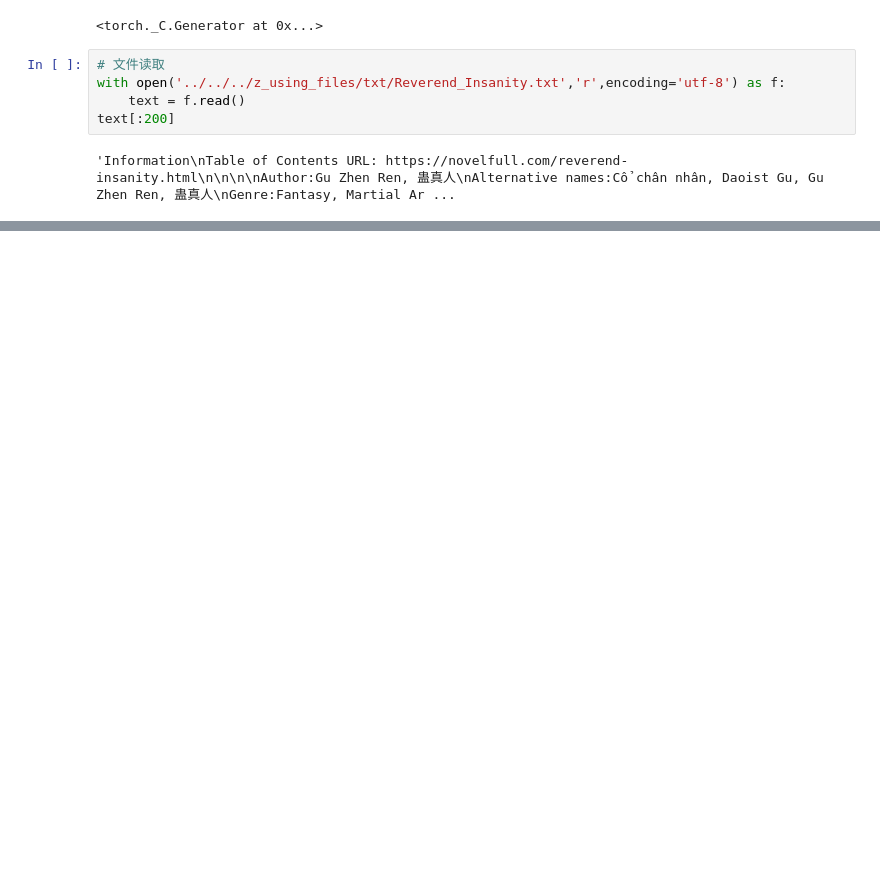
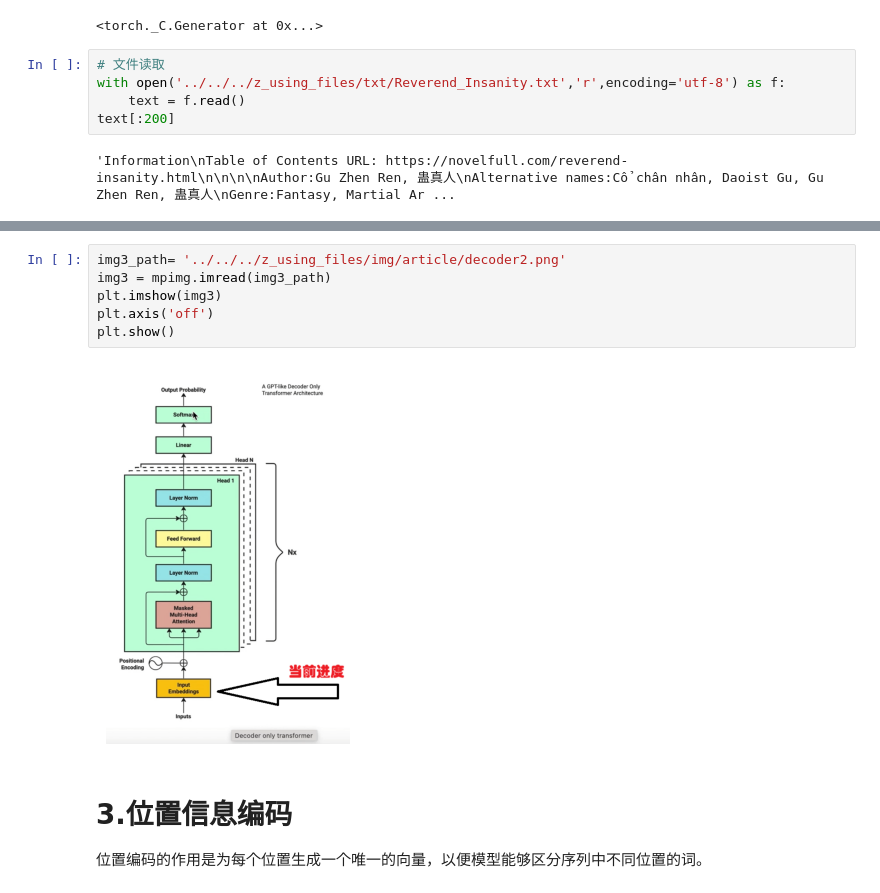
Before and after one commit to aceliuchanghong/my_lm_log, a Jupyter notebook: 6_代码实现/大语言模型/代码实现/llm_from_scratch.ipynb, the cells around one changed output, grey strips where cells are left out. Drawn from its saved outputs; the diff is of its cells as text; blank space fills up the shorter version.

```diff
--- a/6_代码实现/大语言模型/代码实现/llm_from_scratch.ipynb
+++ b/6_代码实现/大语言模型/代码实现/llm_from_scratch.ipynb
@@ -105,0 +152,11 @@ train_data, val_data , len(train_data), len(val_data)
+# %%
+img3_path= '../../../z_using_files/img/article/decoder2.png'
+img3 = mpimg.imread(img3_path)
+plt.imshow(img3)
+plt.axis('off')
+plt.show()
+# %% [output]
+[figure, added]
+# %% [markdown]
+# 3.位置信息编码
+位置编码的作用是为每个位置生成一个唯一的向量，以便模型能够区分序列中不同位置的词。
```
Also changed, not shown: parts of 34 cells of this notebook, 13 other files.
